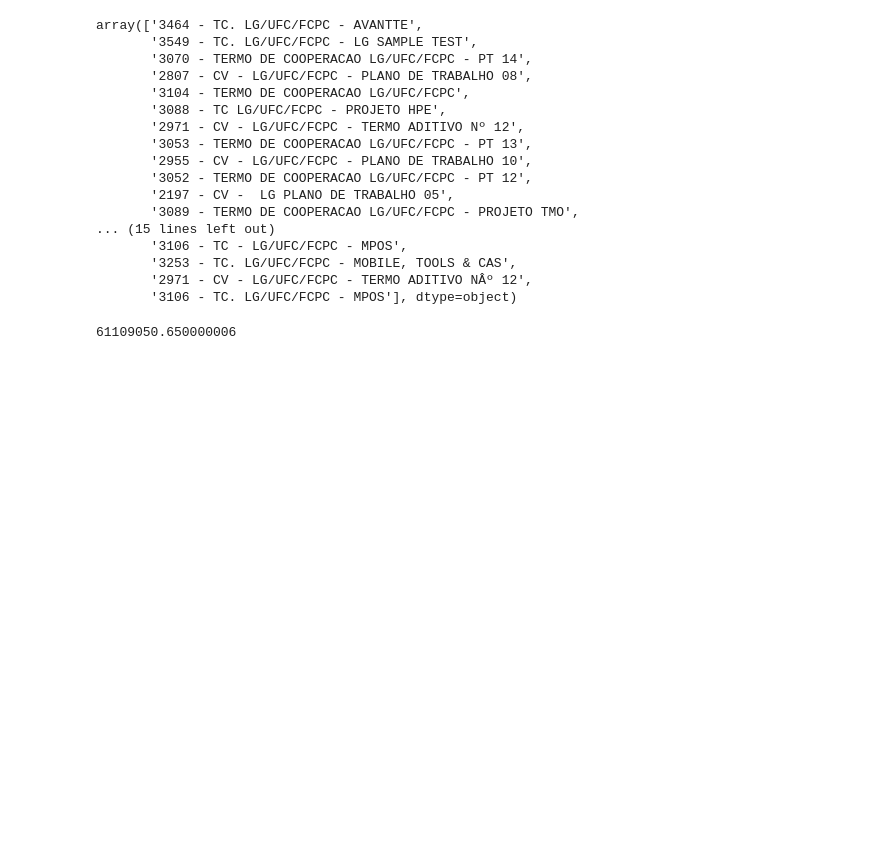
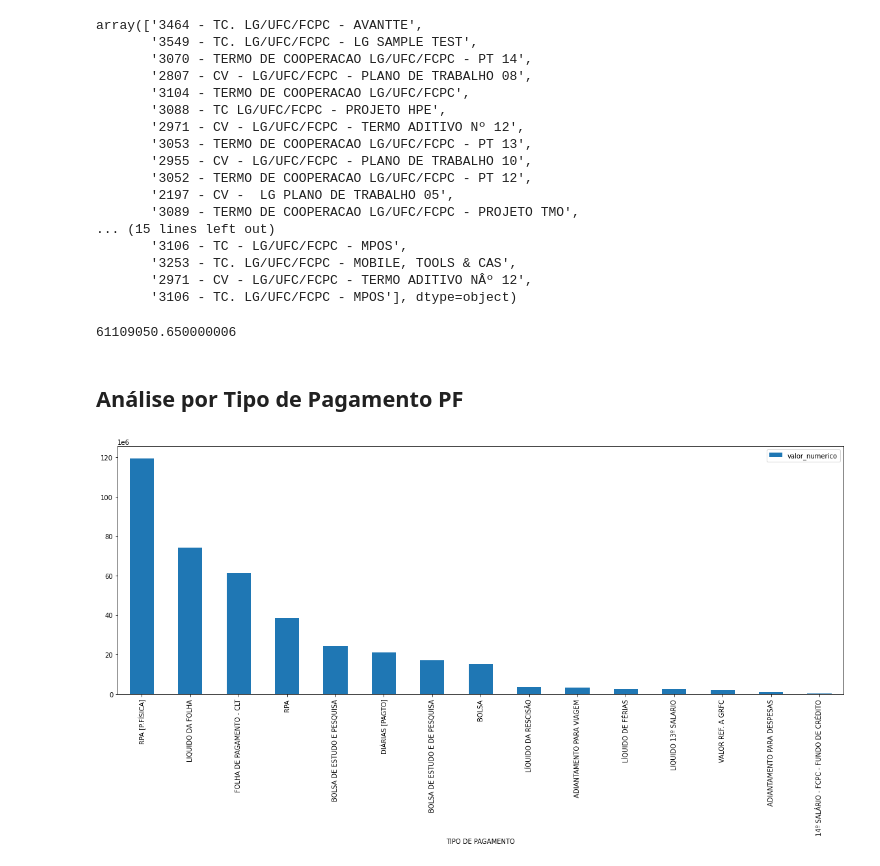
Before and after one commit to tmalveirac/fcpc, a Jupyter notebook: fcpc_analise_projetos.ipynb, the cells around one changed output. Drawn from its saved outputs; the diff is of its cells as text; code cells hidden in the pictures; blank space fills up the shorter version.

```diff
--- a/fcpc_analise_projetos.ipynb
+++ b/fcpc_analise_projetos.ipynb
@@ -466,3 +475,11 @@ array(['3464 - TC. LG/UFC/FCPC - AVANTTE',
 df.dropna().query("PROJETO.str.contains(' LG[\/ ]', case=False)", engine='python')['valor_numerico'].sum()
 # %% [output]
 61109050.650000006
+# %% [markdown]
+## Análise por Tipo de Pagamento PF
+# %%
+df.query('tipo == "PF"').groupby('TIPO DE PAGAMENTO').sum().sort_values(by='valor_numerico', ascending=False).head(15).plot(kind='bar', y='valor_numerico')
+plt.ticklabel_format(axis="y", style="sci", scilimits=(6,6)) #Em milhões
+plt.show()
+# %% [output]
+[figure, added]
```
Also changed, not shown: parts of 3 cells of this notebook.
